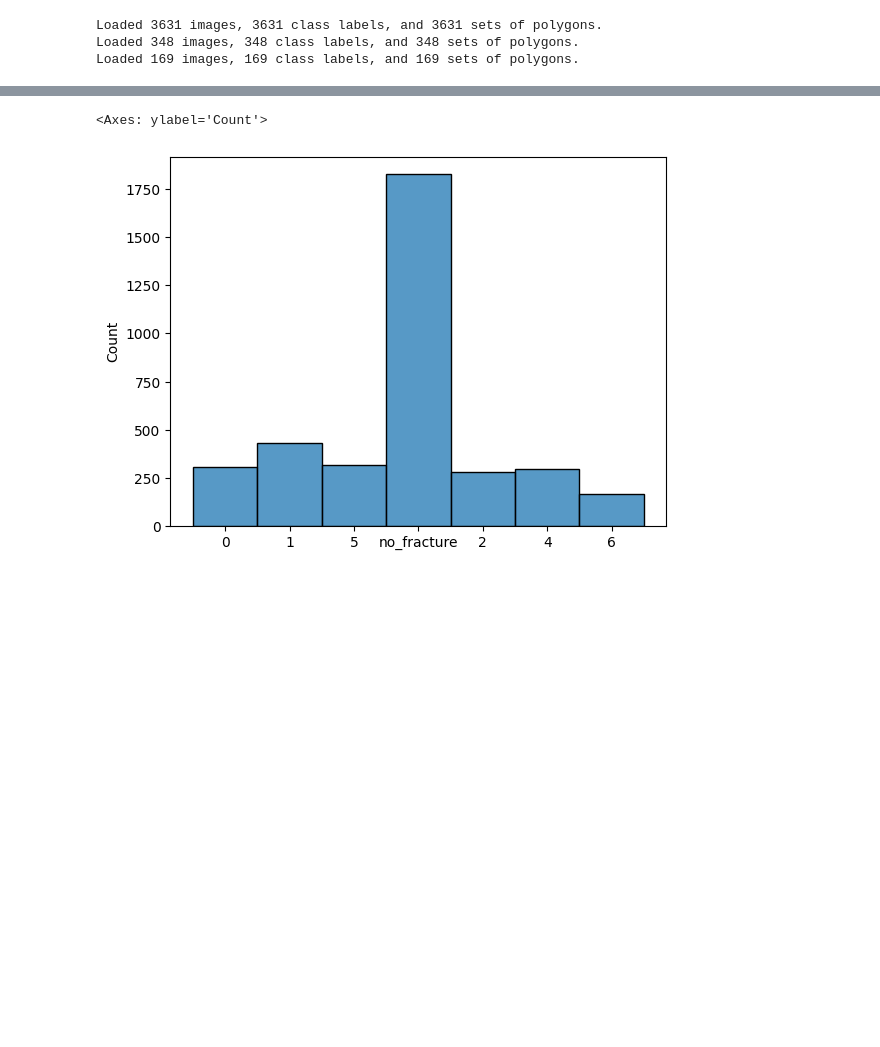
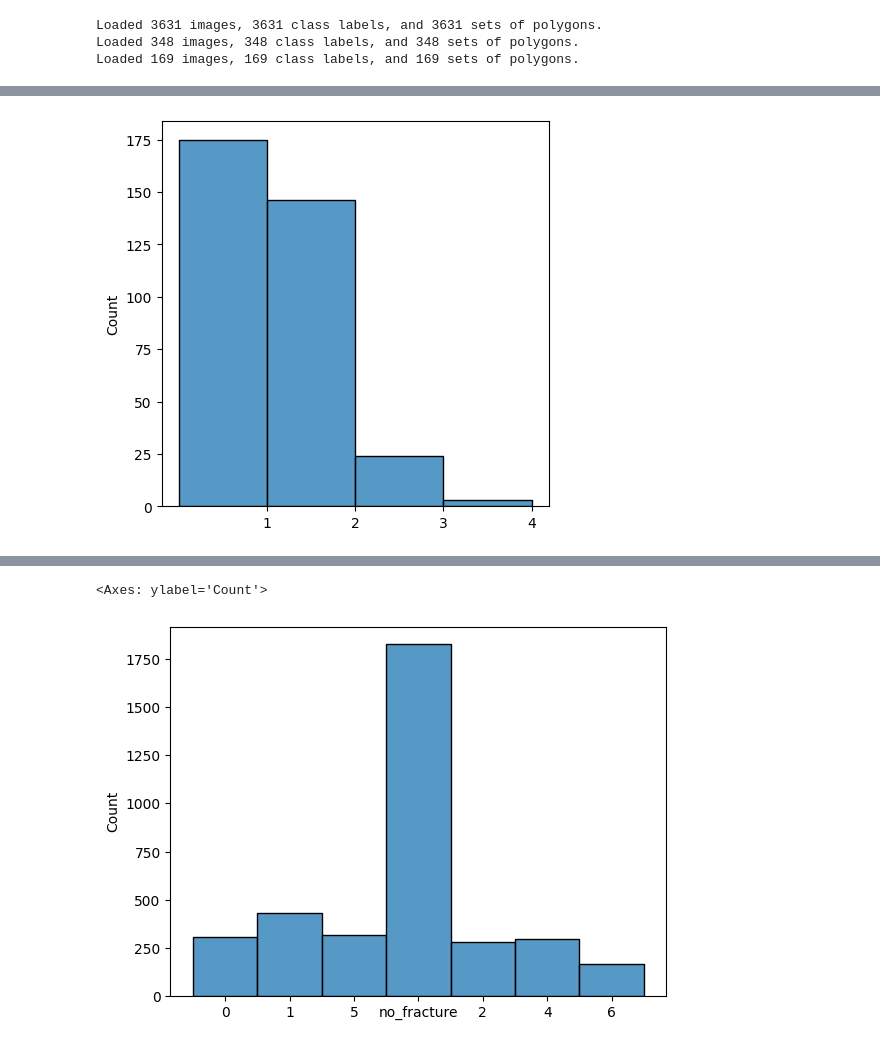
Before and after one commit to modelscave/Bone-Fracture, a Jupyter notebook: bone-fracture-detection.ipynb, the cells around one changed output, grey strips where cells are left out. Cells and saved outputs as stored; diff of their text form; code cells hidden in the pictures; blank space fills up the shorter version.

```diff
--- a/bone-fracture-detection.ipynb
+++ b/bone-fracture-detection.ipynb
@@ -85,0 +115,11 @@ Loaded 169 images, 169 class labels, and 169 sets of polygons.
+# %%
+len_valid_polygons=[]
+for k in range(len(valid_polygons)):
+    a = len(valid_polygons[k])
+    len_valid_polygons.append(a)
+plt.subplots(figsize=(5,5))
+sns.histplot(len_valid_polygons,binwidth=1)
+plt.xticks(np.arange(1, 5, 1))
+plt.show()
+# %% [output]
+[figure, added]
```
Also changed, not shown: parts of 38 cells of this notebook.
